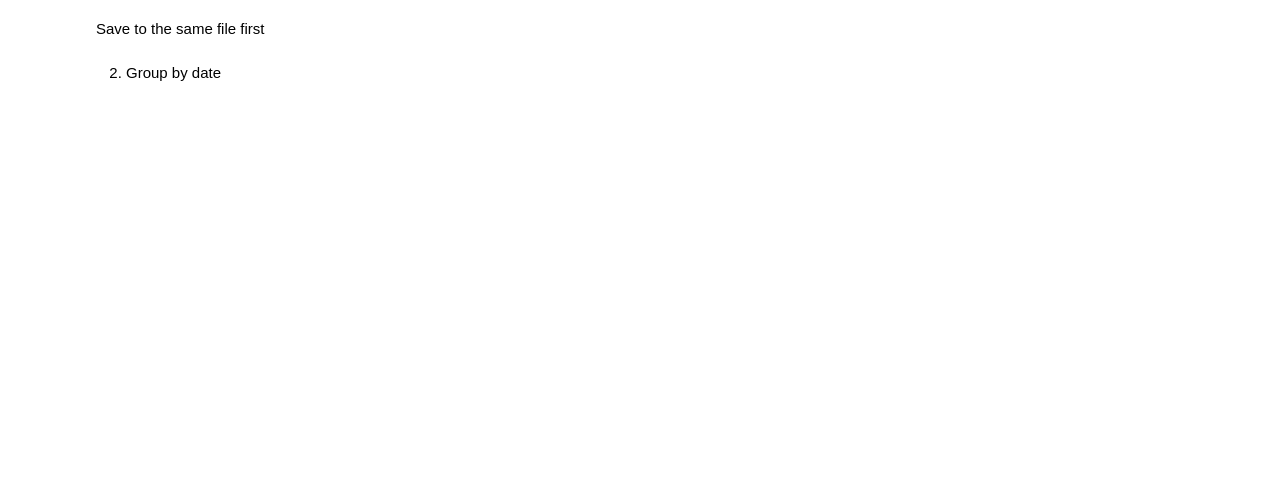
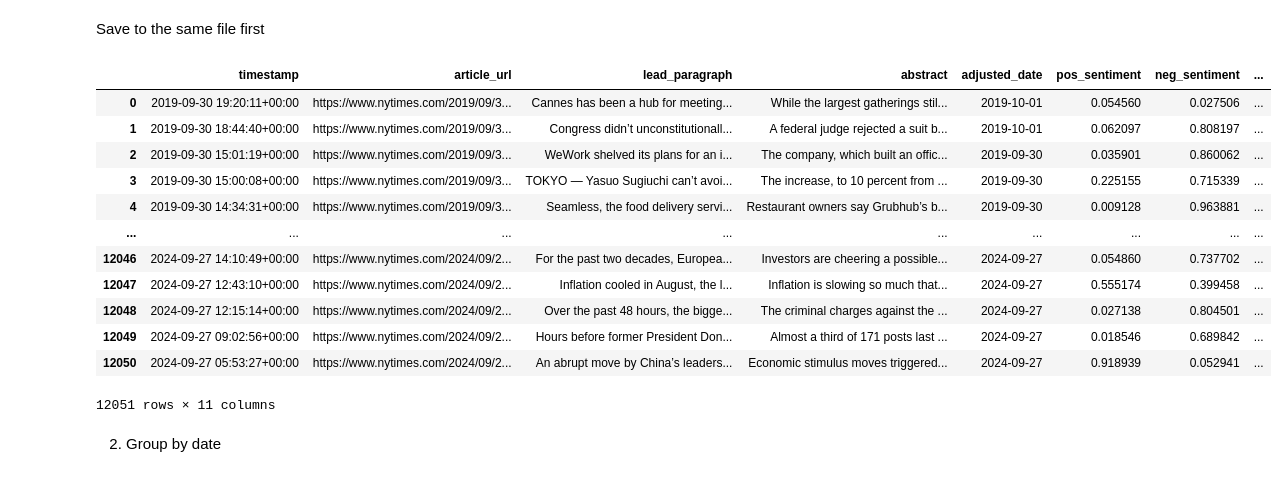
Before and after one commit to hwh1771/sentiment-analysis-volatility-forecasting, a Jupyter notebook: notebooks/03_sentiment_scoring.ipynb, the cells around one changed output. Cells and saved outputs as stored; diff of their text form; code cells hidden in the pictures; blank space fills up the shorter version.

```diff
--- a/notebooks/03_sentiment_scoring.ipynb
+++ b/notebooks/03_sentiment_scoring.ipynb
@@ -14,7 +14,7 @@ pd.set_option('display.max_colwidth', None)
 tokenizer = AutoTokenizer.from_pretrained("ProsusAI/finbert")
 model = AutoModelForSequenceClassification.from_pretrained("ProsusAI/finbert")
 # %%
-test_string = """Stocks"""
+test_string = """Stocks is bad"""
 # %%
 inputs = tokenizer(test_string, return_tensors='pt', padding=True)
 logits = model(**inputs)[0]
@@ -88,3 +63,33 @@ df
+# %%
+for i, row in df.iterrows():
+    combined_str = f"""{str(row['lead_paragraph'])}\n{str(row['abstract'])}"""
+    output = generate_sentiment_values(combined_str)
+    df.at[i, 'pos_sentiment'] = output[0]
+    df.at[i, 'neg_sentiment'] = output[1]
+    df.at[i, 'neutral_sentiment'] = output[2]
+
+    preamble = "Evaluate the following news on S&P price."
+    combined_str = f"""<instructions>{preamble}</instructions> <news>{str(row['lead_paragraph'])}\n{str(row['abstract'])}</news>"""
+    output = generate_sentiment_values(combined_str)
+    df.at[i, 'pos_sentiment_w_preamb'] = output[0]
+    df.at[i, 'neg_sentiment_w_preamb'] = output[1]
+    df.at[i, 'neutral_sentiment_w_preamb'] = output[2]
 # %% [markdown]
 Save to the same file first
+# %%
+df
+# %% [output]
+|  | timestamp | article_url | lead_paragraph | abstract | adjusted_date | pos_sentiment | neg_sentiment | ... |
+| 0 | 2019-09-30 19:20:11+00:00 | https://www.nytimes.com/2019/09/3... | Cannes has been a hub for meeting... | While the largest gatherings stil... | 2019-10-01 | 0.054560 | 0.027506 | ... |
+| 1 | 2019-09-30 18:44:40+00:00 | https://www.nytimes.com/2019/09/3... | Congress didn’t unconstitutionall... | A federal judge rejected a suit b... | 2019-10-01 | 0.062097 | 0.808197 | ... |
+| 2 | 2019-09-30 15:01:19+00:00 | https://www.nytimes.com/2019/09/3... | WeWork shelved its plans for an i... | The company, which built an offic... | 2019-09-30 | 0.035901 | 0.860062 | ... |
+| 3 | 2019-09-30 15:00:08+00:00 | https://www.nytimes.com/2019/09/3... | TOKYO — Yasuo Sugiuchi can’t avoi... | The increase, to 10 percent from ... | 2019-09-30 | 0.225155 | 0.715339 | ... |
+| 4 | 2019-09-30 14:34:31+00:00 | https://www.nytimes.com/2019/09/3... | Seamless, the food delivery servi... | Restaurant owners say Grubhub’s b... | 2019-09-30 | 0.009128 | 0.963881 | ... |
+| ... | ... | ... | ... | ... | ... | ... | ... | ... |
+| 12046 | 2024-09-27 14:10:49+00:00 | https://www.nytimes.com/2024/09/2... | For the past two decades, Europea... | Investors are cheering a possible... | 2024-09-27 | 0.054860 | 0.737702 | ... |
+| 12047 | 2024-09-27 12:43:10+00:00 | https://www.nytimes.com/2024/09/2... | Inflation cooled in August, the l... | Inflation is slowing so much that... | 2024-09-27 | 0.555174 | 0.399458 | ... |
+| 12048 | 2024-09-27 12:15:14+00:00 | https://www.nytimes.com/2024/09/2... | Over the past 48 hours, the bigge... | The criminal charges against the ... | 2024-09-27 | 0.027138 | 0.804501 | ... |
+| 12049 | 2024-09-27 09:02:56+00:00 | https://www.nytimes.com/2024/09/2... | Hours before former President Don... | Almost a third of 171 posts last ... | 2024-09-27 | 0.018546 | 0.689842 | ... |
+| 12050 | 2024-09-27 05:53:27+00:00 | https://www.nytimes.com/2024/09/2... | An abrupt move by China’s leaders... | Economic stimulus moves triggered... | 2024-09-27 | 0.918939 | 0.052941 | ... |
+12051 rows × 11 columns
 # %%
```
Also changed, not shown: parts of 16 cells of this notebook, 11 other files.
